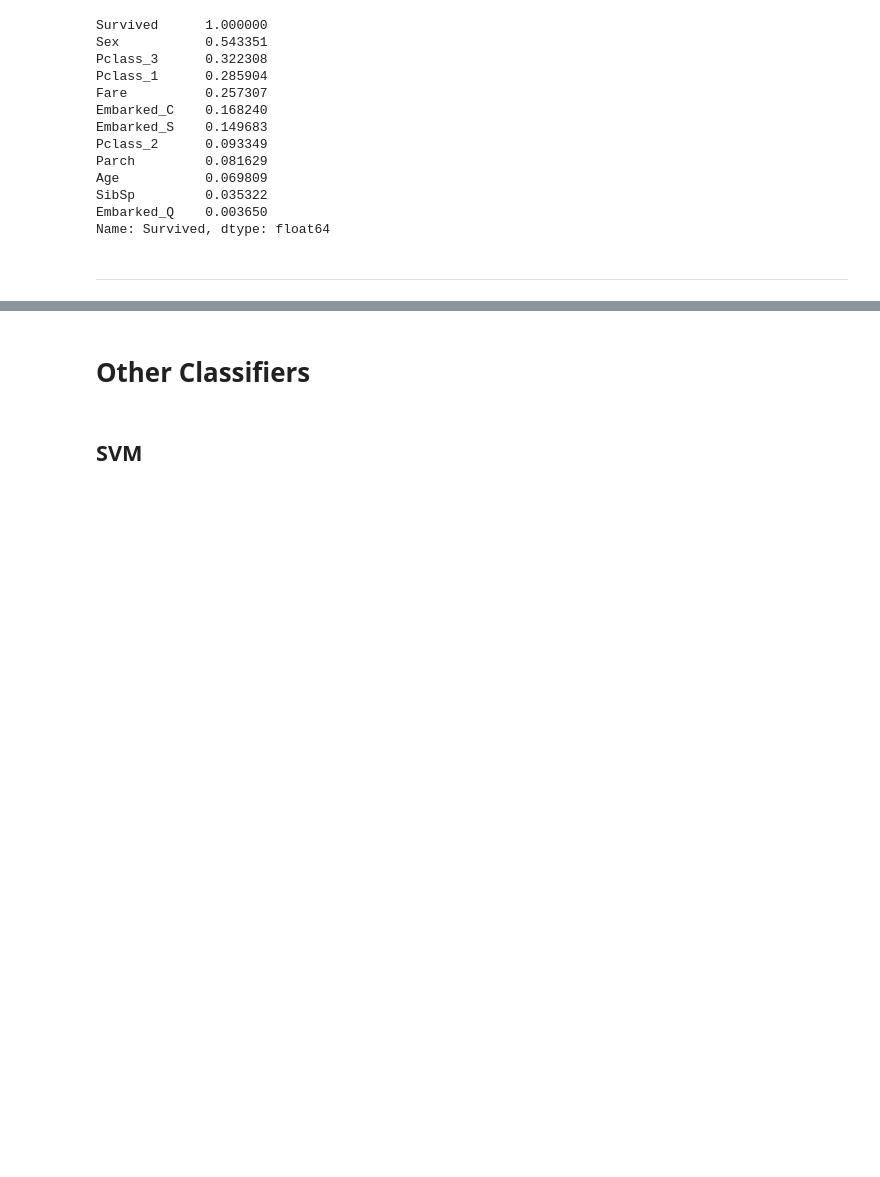
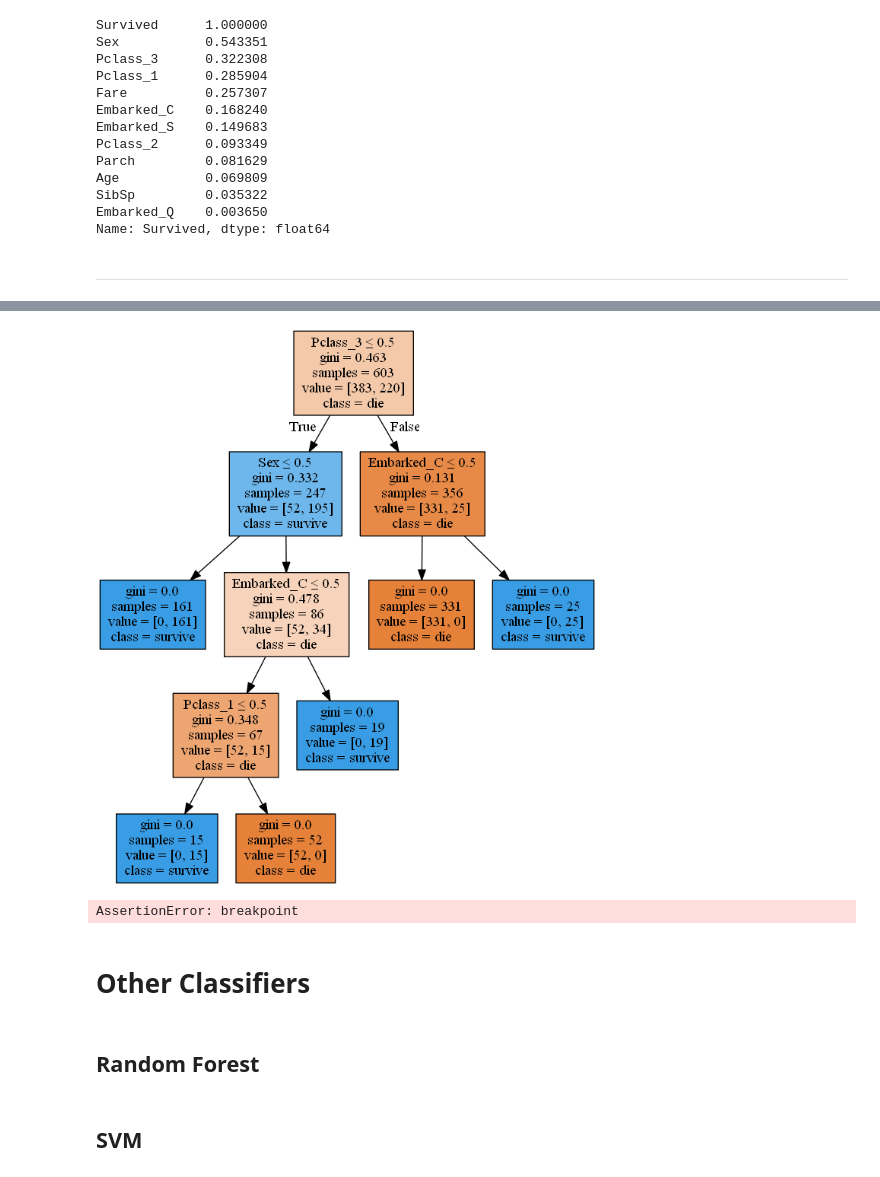
Before and after one commit to KJC1004/FDA_Titanic, a Jupyter notebook: titanic.ipynb, the cells around one changed output, grey strips where cells are left out. Saved outputs shown, nothing was run; the diff lists cells and outputs as text; code cells hidden in the pictures; blank space fills up the shorter version.

```diff
--- a/titanic.ipynb
+++ b/titanic.ipynb
@@ -238,2 +222,16 @@ cross_val_4_fold(rfc)
+# %%
+rule = lambda x:\
+    1 if x.Embarked_C > 0.5 else\
+    0 if x.Pclass_3 > 0.5 else\
+    1 if x.Pclass_1 < 0.5 else\
+    0 if x.Sex > 0.5 else\
+    1
+draw_tree_with_rule(titanic.copy(), rule)
+# %% [output]
+[figure, added]
+# %%
+assert False, 'breakpoint'
+# %% [output]
+AssertionError: breakpoint
 # %% [markdown]
 # Other Classifiers
@@ -239,0 +248,2 @@ cross_val_4_fold(rfc)
+# %% [markdown]
+## Random Forest
```
Also changed, not shown: parts of 35 cells of this notebook.
